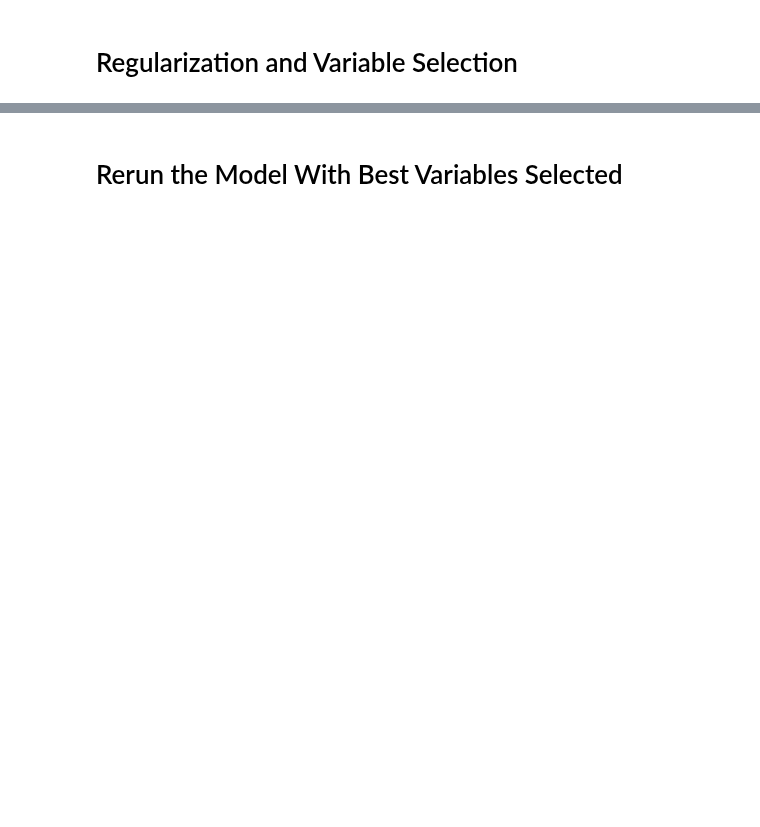
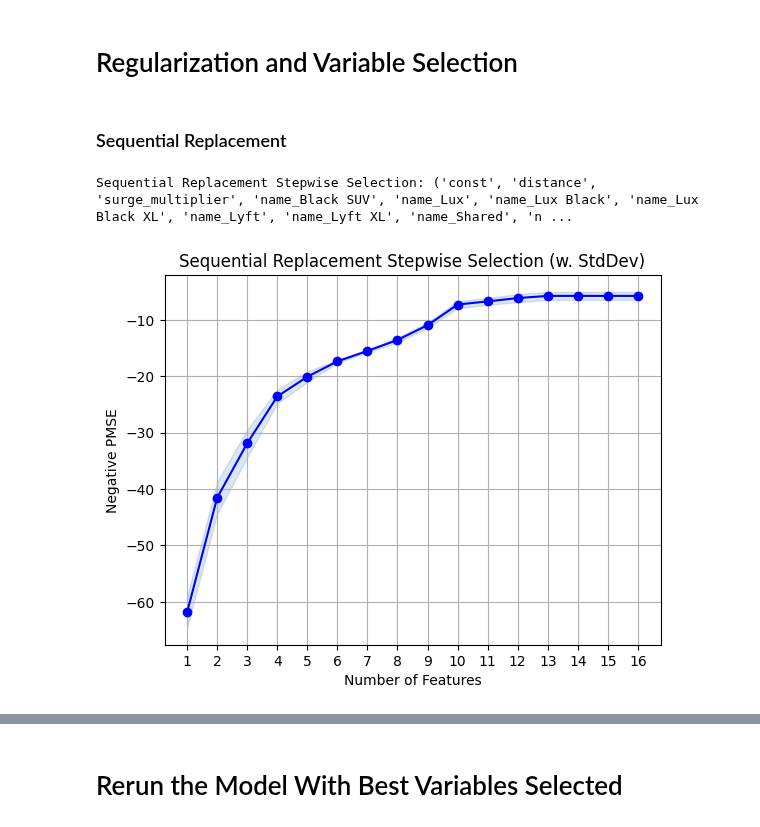
Before and after one commit to ksbuffaloe/Data-5600, a Jupyter notebook: 02_project/scripts/rideshare_projects.ipynb, the cells around one changed output, grey strips where cells are left out. Saved outputs shown, nothing was run; the diff lists cells and outputs as text; code cells hidden in the pictures; blank space fills up the shorter version.

```diff
--- a/02_project/scripts/rideshare_projects.ipynb
+++ b/02_project/scripts/rideshare_projects.ipynb
@@ -93,2 +111,12 @@ plt.show()
 # %% [markdown]
 # Baseline Model
+# %%
+y = ride_dummies['price']
+X = sm.add_constant(ride_dummies.iloc[:, 1:16])
+mod = sm.OLS(y, X)
+res = mod.fit()
+
+ride_dummies['residuals'] = res.resid
+ride_dummies['fittedvalues'] = res.fittedvalues
+
+res.summary()
@@ -95,2 +157,26 @@ plt.show()
 # %% [markdown]
 # Regularization and Variable Selection
+# %% [markdown]
+### Sequential Replacement
+# %%
+seqrep_selection = SFS(LinearRegression(fit_intercept = True),
+                                        k_features = (1, len(X.columns)),
+                                        forward = True,
+                                        floating = True,
+                                        scoring = 'neg_mean_squared_error',
+                                        cv = 5)
+
+seqrep = seqrep_selection.fit(X, y)
+
+print('Sequential Replacement Stepwise Selection:', seqrep.k_feature_names_)
+# %% [output]
+Sequential Replacement Stepwise Selection: ('const', 'distance', 'surge_multiplier', 'name_Black SUV', 'name_Lux', 'name_Lux Black', 'name_Lux Black XL', 'name_Lyft', 'name_Lyft XL', 'name_Shared', 'n ...
+# %%
+# Code to plot the (negative) PMSEs
+fig1 = plot_sfs(seqrep.get_metric_dict(), kind = 'std_dev')
+plt.title('Sequential Replacement Stepwise Selection (w. StdDev)')
+plt.ylabel("Negative PMSE")
+plt.grid()
+plt.show()
+# %% [output]
+[figure, added]
```
Also changed, not shown: parts of 22 cells of this notebook.
